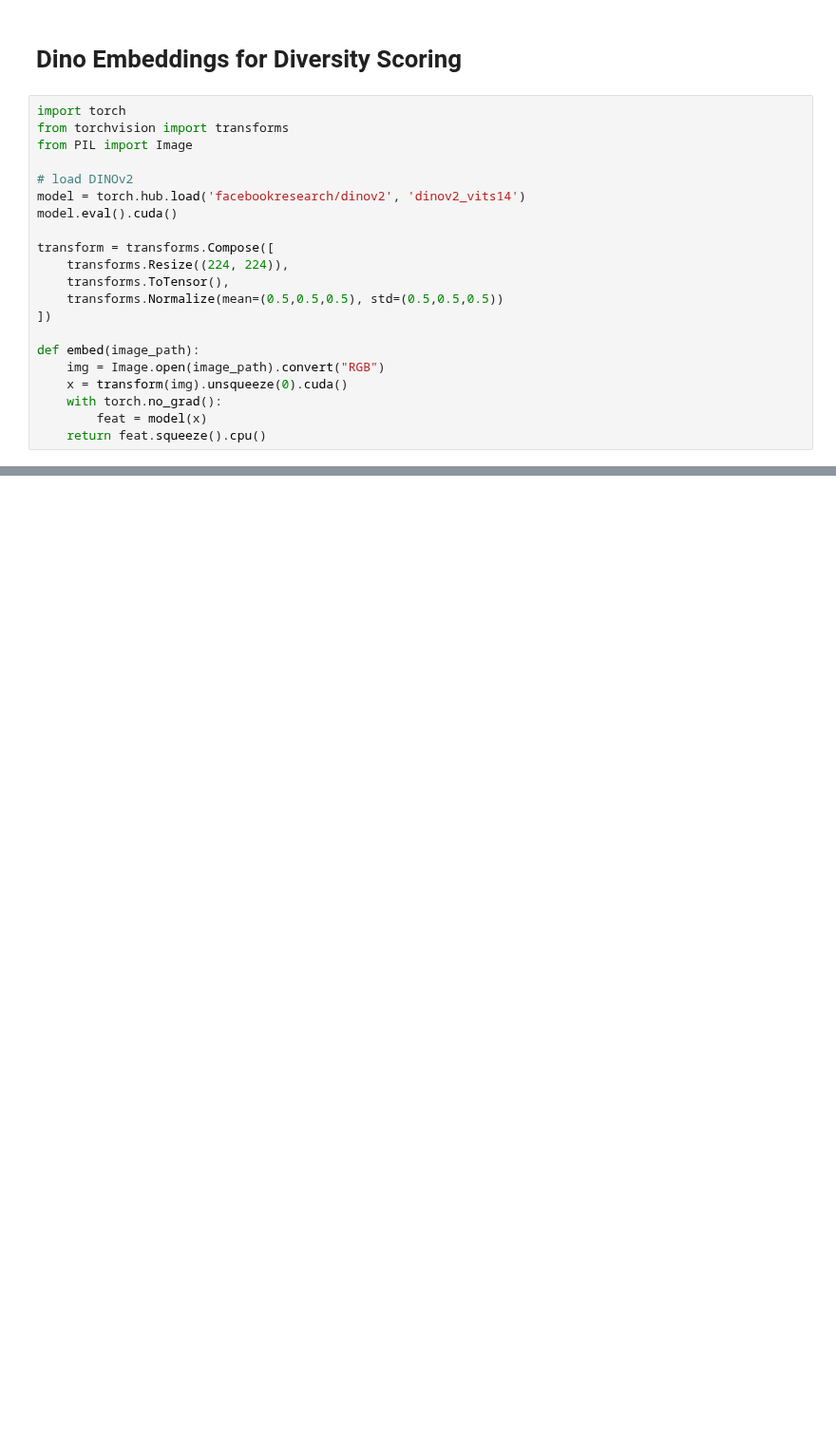
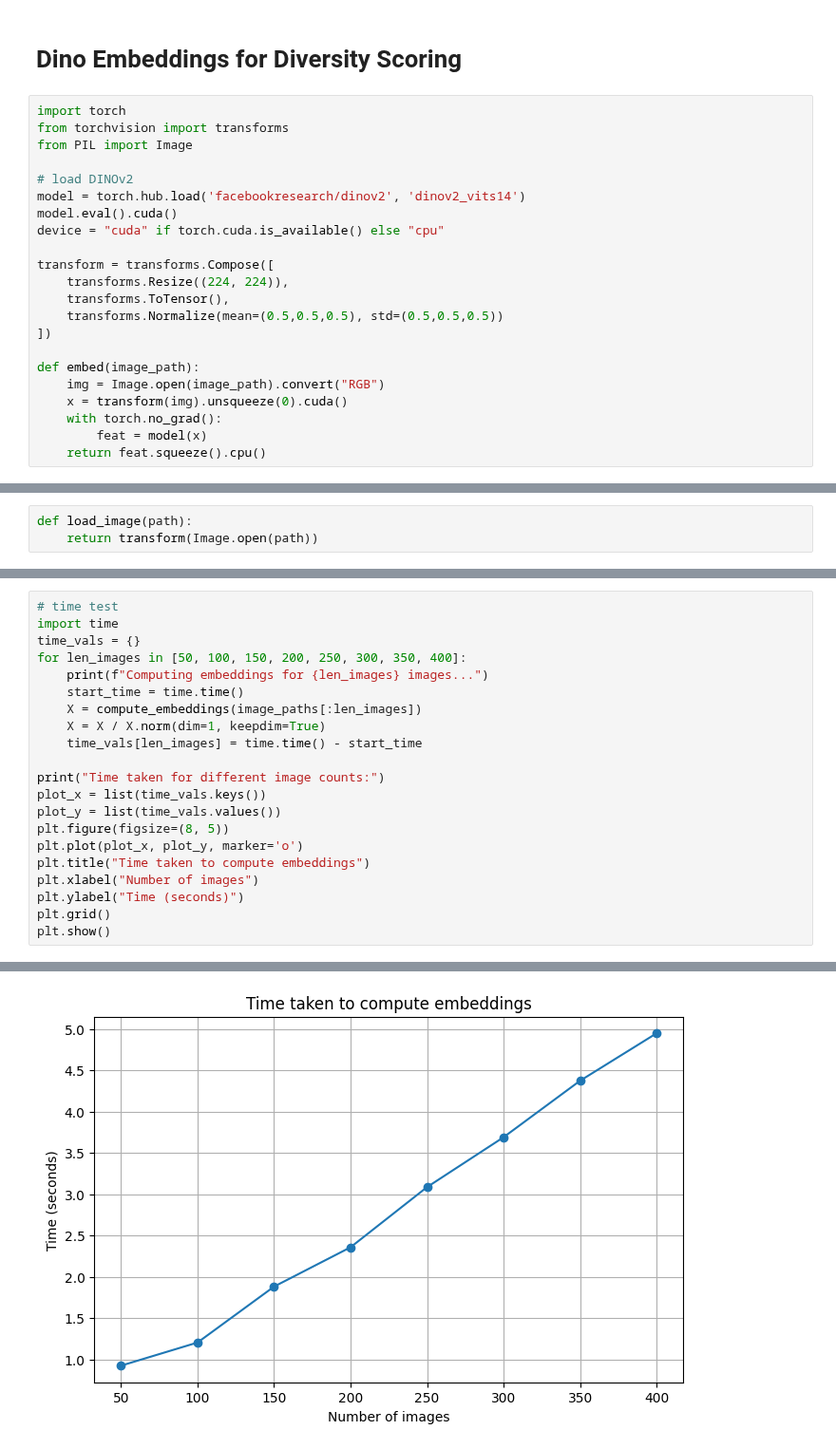
Before and after one commit to tcmarino8/BirdSongs-MNHN, a Jupyter notebook: Testing/Code-Testing/TryingDinoEmbeddings.ipynb, the cells around one changed output, grey strips where cells are left out. Shown at 95% size. Drawn from its saved outputs; the diff is of its cells as text; blank space fills up the shorter version.

```diff
--- a/Testing/Code-Testing/TryingDinoEmbeddings.ipynb
+++ b/Testing/Code-Testing/TryingDinoEmbeddings.ipynb
@@ -8,6 +8,7 @@ from PIL import Image
 # load DINOv2
 model = torch.hub.load('facebookresearch/dinov2', 'dinov2_vits14')
 model.eval().cuda()
+device = "cuda" if torch.cuda.is_available() else "cpu"
 
 transform = transforms.Compose([
     transforms.Resize((224, 224)),
@@ -35,0 +27,3 @@ X = torch.stack(embeddings)  # [N, D]
+# %%
+def load_image(path):
+    return transform(Image.open(path))
@@ -62,0 +101,22 @@ selected_files = [paths[i] for i in chosen_idx]
+# %%
+# time test
+import time
+time_vals = {}
+for len_images in [50, 100, 150, 200, 250, 300, 350, 400]:
+    print(f"Computing embeddings for {len_images} images...")
+    start_time = time.time()
+    X = compute_embeddings(image_paths[:len_images])
+    X = X / X.norm(dim=1, keepdim=True)
+    time_vals[len_images] = time.time() - start_time
+
+print("Time taken for different image counts:")
+plot_x = list(time_vals.keys())
+plot_y = list(time_vals.values())
+plt.figure(figsize=(8, 5))
+plt.plot(plot_x, plot_y, marker='o')
+plt.title("Time taken to compute embeddings")
+plt.xlabel("Number of images")
+plt.ylabel("Time (seconds)")
+plt.grid()
+plt.show()
+# %% [output]
@@ -62,0 +132 @@ selected_files = [paths[i] for i in chosen_idx]
+[figure, added]
```
Also changed, not shown: parts of 10 cells of this notebook, 1 other file.
